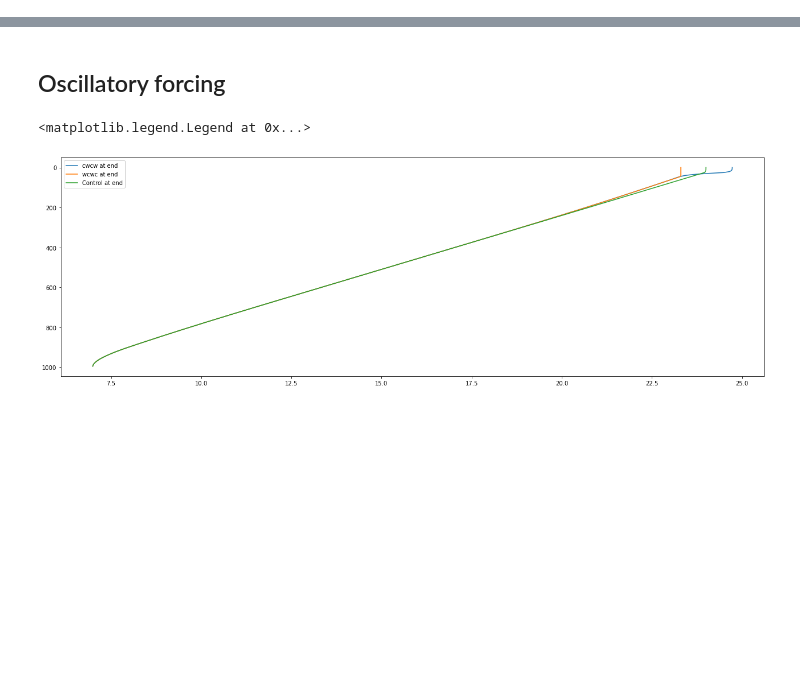
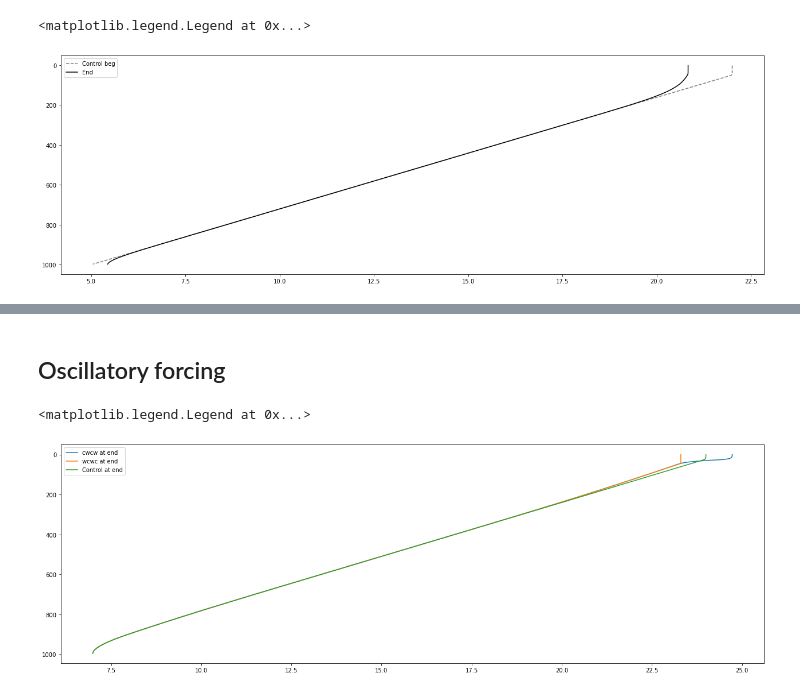
Before and after one commit to mpudig/HonoursThesis, a Jupyter notebook: one_dim_model.ipynb, the cells around one changed output, grey strips where cells are left out. Cells and saved outputs as stored; diff of their text form; code cells hidden in the pictures; blank space fills up the shorter version.

```diff
--- a/one_dim_model.ipynb
+++ b/one_dim_model.ipynb
@@ -110,23 +145,24 @@ steady = steady_state(z)
 # %%
-def model(dt, dz, kappa, gamma, z_mix, years, T_initial, Q, T0):
+def model(dt, dz, z_m, z_d, z_b, kappa, gamma, T_initial, Q, T0, years):
 
     # Data
 
-    radiative_forcing = Q / (c * rho * z_mix)
+    radiative_forcing = Q / (c * rho * z_m)
 
     days = dt / 86400 # Timestep in days
-    M = int(z_base / dz) # Number of spatial steps
+    M = int(z_b / dz) # Number of spatial steps evaluated at the top/bottom of the grid cell
     N = int(years * 360 / days) # Number of timesteps in days (taking 1 year = 360 days)
-    z = np.linspace(0.0, z_base, M + 1)
+    z = np.linspace(0.0, z_b, M + 1) # Depth at top/bottom of grid cell
+    z_t = (z[1:] + z[:-1]) / 2 # Depth at the middle of grid cell
     t = np.linspace(0.0, years * 360, N + 1)
 
-    Hmix = np.heaviside(z_mix - z, 0)
-    z_mix_index = np.where(z_mix - z == 0)[0][0] # this is the index of z_mix in z
+    Hmix = np.heaviside(z_m - z, 0) # 1 above z = z_m, zero elsewhere
+    Hdeep = np.heaviside(z - z_d, 1) # 1 below z = z_d, zero elsewhere
 
     # Temperature and flux matrices. Prescribe initial and boundary conditions
 
-    T = np.zeros((M, N + 1))
-    F = np.zeros((M + 1, N + 1))
+    T = np.zeros((M, N + 1)) # i.e. evaluated at the middle of grid cell
+    F = np.zeros((M + 1, N + 1)) # i.e. evaluated at the top/bottom of grid cell
 
     T[:, 0] = T_initial # Initial condition
     #T[-1, :] = T_bot
@@ -144,7 +180,7 @@ def model(dt, dz, kappa, gamma, z_mix, years, T_initial, Q, T0):
 
             T[m, n + 1] = T[m, n] + dt / dz * (F[m, n] - F[m + 1, n]) \
             + dt * (radiative_forcing[n] - gamma * (T[m, n] - (T0[n] + T[m, 0]))) * Hmix[m]  \
-            - dt * mu * (T[m, n] - T[m, 0]) * np.heaviside(z - 900, 1)[m]
+            - dt * mu * (T[m, n] - T[m, 0]) * Hdeep[m]
             # NB: "+ w" since z is positive downwards, this is an upwelling velocity, implying that it would have been negative on the LHS
             #  + w * dt * (- F[m + 1, n] / kappa) \
 
@@ -157 +205,12 @@ def model(dt, dz, kappa, gamma, z_mix, years, T_initial, Q, T0):
+# %%
+plt.figure(figsize=(22,7))
+
+plt.plot(T_i, z_t, label='Control beg', color = 'gray', linestyle = '--')
+plt.plot(control_expt[:, -1], z_t, label='End', color = 'k')
+
+plt.gca().invert_yaxis()
+plt.legend()
+# %% [output]
+<matplotlib.legend.Legend at 0x...>
+[figure, added]
 # %%
```
Also changed, not shown: parts of 14 cells of this notebook, 12 other files.
